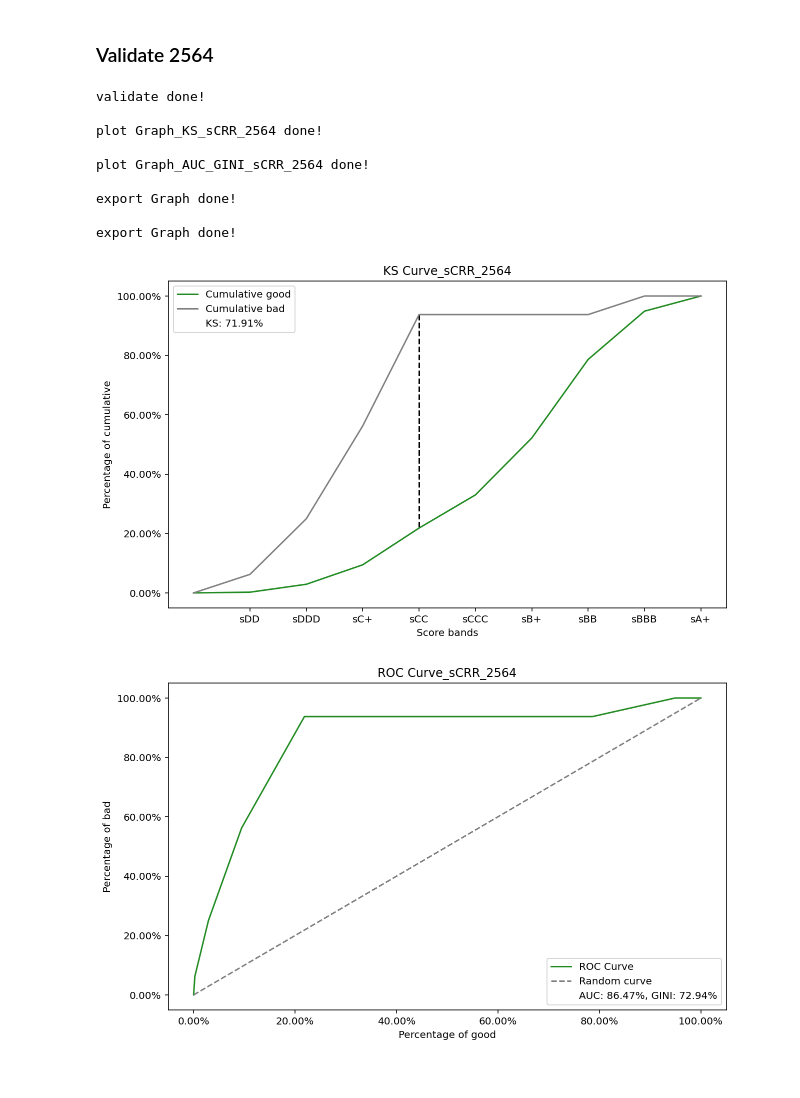
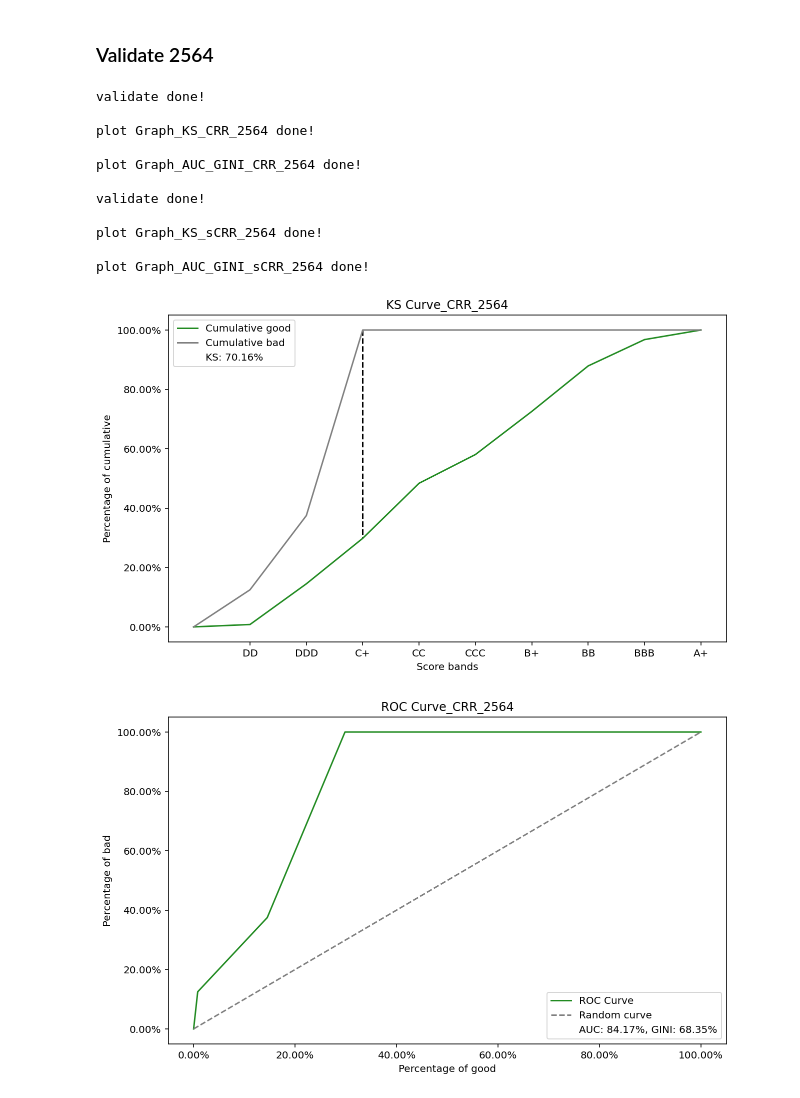
Before and after one commit to Taecpy/CRR-validate, a Jupyter notebook: CRR_validate.ipynb, the cells around one changed output. Cells and saved outputs as stored; diff of their text form; code cells hidden in the pictures.

Commit message:
2564V2 done

```diff
--- a/CRR_validate.ipynb
+++ b/CRR_validate.ipynb
@@ -340,36 +340,39 @@ df_CRR_2564 = df_2564[~df_2564['Grade'].str.contains('[s,S]')]
 ### Small CRR
 df_sCRR_2564 = df_2564[df_2564['Grade'].str.contains('[s,S]')]
 ### CRR
 CRR_2564 = pd.pivot_table(df_CRR_2564, values='CUST_ID', index=['Grade'],columns=['FlagGB'], aggfunc='count')
 CRR_2564.reset_index(inplace=True)
 CRR_2564.set_index([pd.Index([0,3,2,1,6,5,4,8,7])],inplace = True)
 CRR_2564.fillna(0,inplace=True)
 CRR_2564 =  validate(CRR_2564)
 KS_CRR_2564 = plot_KS(CRR_2564)
 AUC_GINI_CRR_2564 = plot_AUC_GINI(CRR_2564)
 ## For export Graph
 # export_Graph(KS_CRR_2564)
 # export_Graph(AUC_GINI_CRR_2564)
+'---------------------------------------------------------------------------------------------------------------------------'
 ### Small CRR
 sCRR_2564 = pd.pivot_table(df_sCRR_2564, values='CUST_ID', index=['Grade'],columns=['FlagGB'], aggfunc='count')
 sCRR_2564.reset_index(inplace=True)
 sCRR_2564.set_index([pd.Index([0,3,2,1,6,5,4,8,7])],inplace = True)
 sCRR_2564.fillna(0,inplace=True)
 sCRR_2564 =  validate(sCRR_2564)
 KS_sCRR_2564 = plot_KS(sCRR_2564)
 AUC_GINI_sCRR_2564 = plot_AUC_GINI(sCRR_2564)
 ### For export Graph
 # export_Graph(KS_sCRR_2564)
 # export_Graph(AUC_GINI_sCRR_2564)
 # %% [output]
+validate done!
+
+plot Graph_KS_CRR_2564 done!
+
+plot Graph_AUC_GINI_CRR_2564 done!
+
 validate done!
 
 plot Graph_KS_sCRR_2564 done!
 
 plot Graph_AUC_GINI_sCRR_2564 done!
-
-export Graph done!
-
-export Graph done!
-[figure, old version]
+[figure, new version]
-[figure, old version]
+[figure, new version]
```
Also changed, not shown: parts of 5 cells of this notebook, 2 other files.
